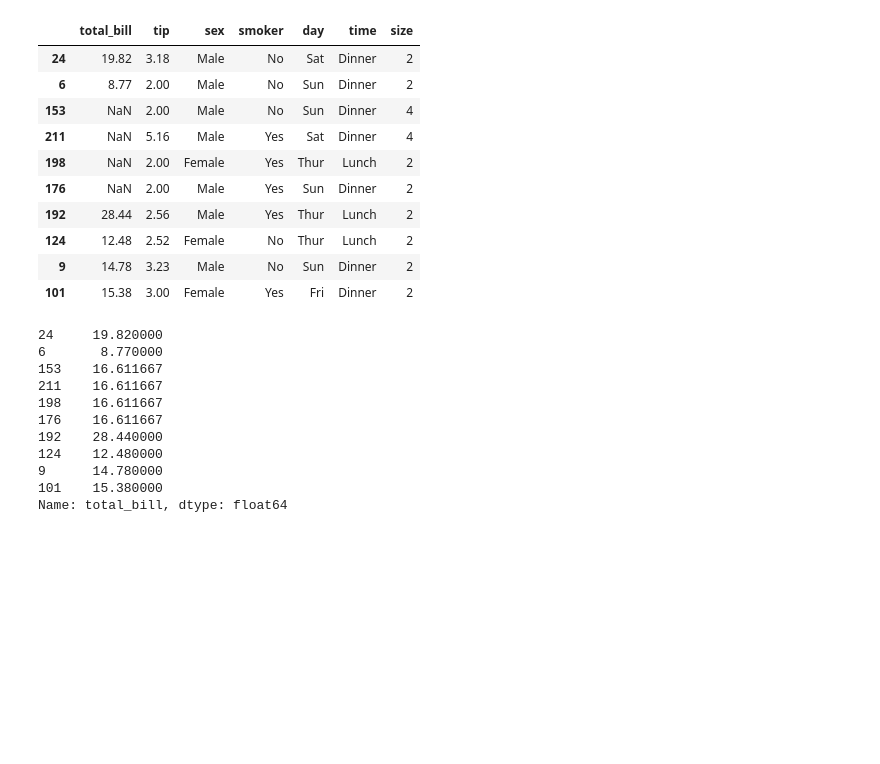
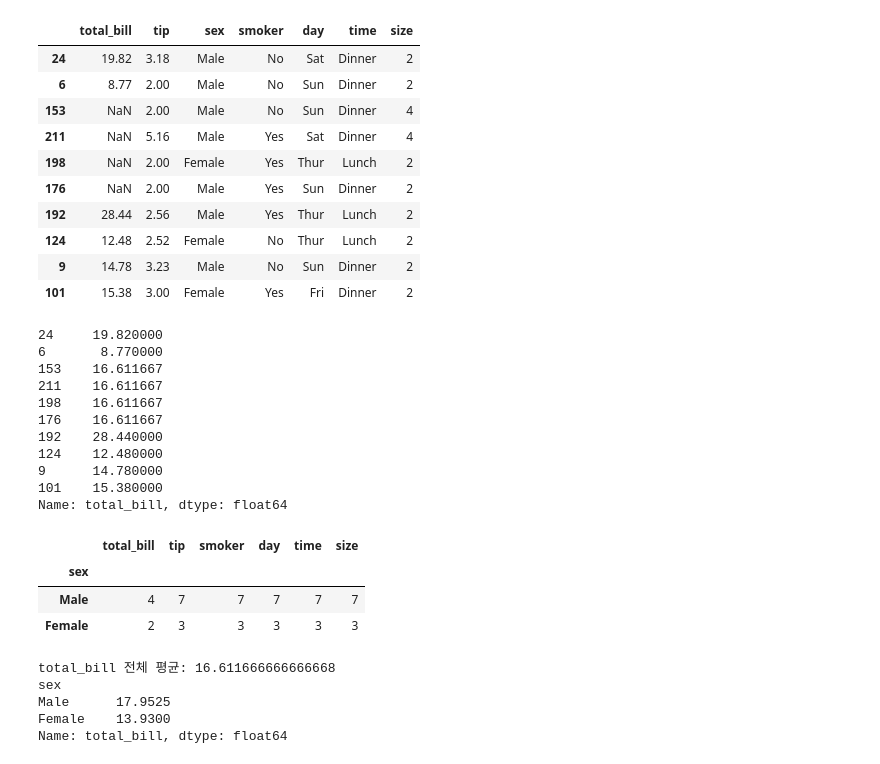
Before and after one commit to sangah-park98/python_dataAnalysis, a Jupyter notebook: 10_pandas_7.ipynb, the cells around one changed output. Drawn from its saved outputs; the diff is of its cells as text; code cells hidden in the pictures; blank space fills up the shorter version.

```diff
--- a/10_pandas_7.ipynb
+++ b/10_pandas_7.ipynb
@@ -279,4 +279,21 @@ Name: total_bill, dtype: float64
 # %%
 # total_bill 열의 누락값을 total_bill 열의 전체 평균으로 채우면 안된다.
 # 현재 tips_10의 데이터는 여성보다 남성이 더 많기 때문에 여성과 남성을 구분해서 total_bill 열의 평균값을 구하지 않으면
 # 여성 데이터가 남성 데이터의 영향(간섭)을 받아서 여성 데이터가 훼손될 수 있다.
+# 성별별로 그룹화 해보면 남성의 누락값은 3개, 여성의 누락값은 1개인 것을 알 수 있다.
+count_sex = tips_10.groupby('sex').count()
+count_sex
+# %% [output]
+|  | total_bill | tip | smoker | day | time | size |
+| sex |  |  |  |  |  |  |
+| Male | 4 | 7 | 7 | 7 | 7 | 7 |
+| Female | 2 | 3 | 3 | 3 | 3 | 3 |
+# %%
+print('total_bill 전체 평균:', tips_10.total_bill.mean())
+print(tips_10.groupby('sex').total_bill.mean())
+# %% [output]
+total_bill 전체 평균: 16.611666666666668
+sex
+Male      17.9525
+Female    13.9300
+Name: total_bill, dtype: float64
```
Also changed, not shown: parts of 2 cells of this notebook, 3 other files.
